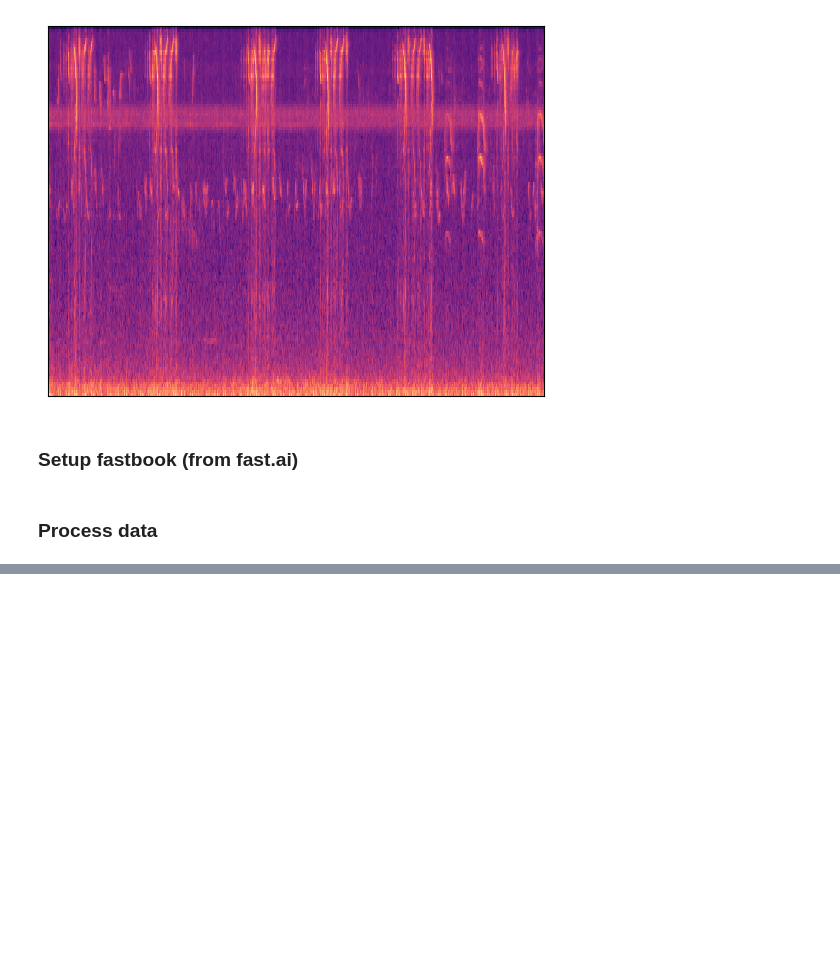
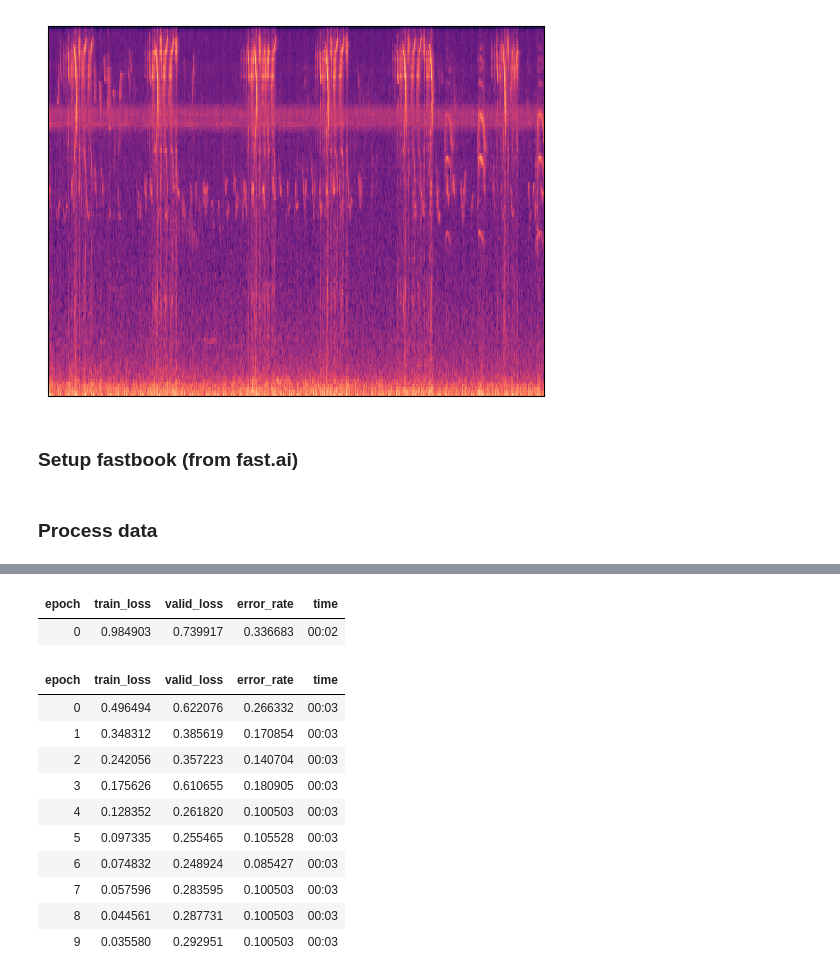
Before and after one commit to CodeWithOz/fastai-deep-learn-coders, a Jupyter notebook: birdclef_plus_2026_sound_classification_attempt_1.ipynb, the cells around one changed output, grey strips where cells are left out. Cells and saved outputs as stored; diff of their text form; code cells hidden in the pictures; blank space fills up the shorter version.

```diff
--- a/birdclef_plus_2026_sound_classification_attempt_1.ipynb
+++ b/birdclef_plus_2026_sound_classification_attempt_1.ipynb
@@ -148,0 +167,17 @@ img.to_thumb(224, 224)
+# %%
+learn = vision_learner(dls, resnet18, metrics=error_rate)
+learn.fine_tune(10)
+# %% [output]
+| epoch | train_loss | valid_loss | error_rate | time |
+| 0 | 0.984903 | 0.739917 | 0.336683 | 00:02 |
+| epoch | train_loss | valid_loss | error_rate | time |
+| 0 | 0.496494 | 0.622076 | 0.266332 | 00:03 |
+| 1 | 0.348312 | 0.385619 | 0.170854 | 00:03 |
+| 2 | 0.242056 | 0.357223 | 0.140704 | 00:03 |
+| 3 | 0.175626 | 0.610655 | 0.180905 | 00:03 |
+| 4 | 0.128352 | 0.261820 | 0.100503 | 00:03 |
+| 5 | 0.097335 | 0.255465 | 0.105528 | 00:03 |
+| 6 | 0.074832 | 0.248924 | 0.085427 | 00:03 |
+| 7 | 0.057596 | 0.283595 | 0.100503 | 00:03 |
+| 8 | 0.044561 | 0.287731 | 0.100503 | 00:03 |
+| 9 | 0.035580 | 0.292951 | 0.100503 | 00:03 |
```
Also changed, not shown: parts of 6 cells of this notebook.
